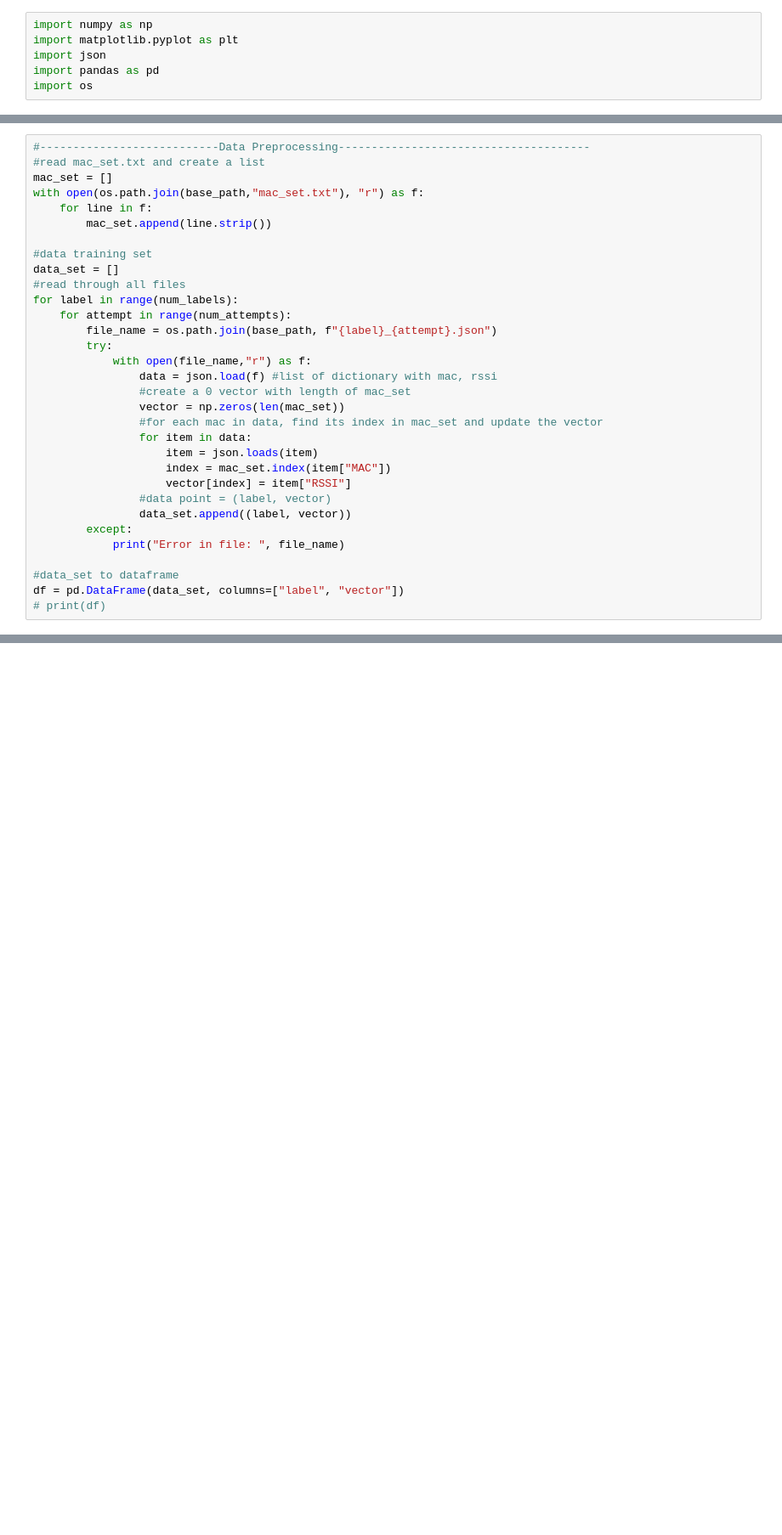
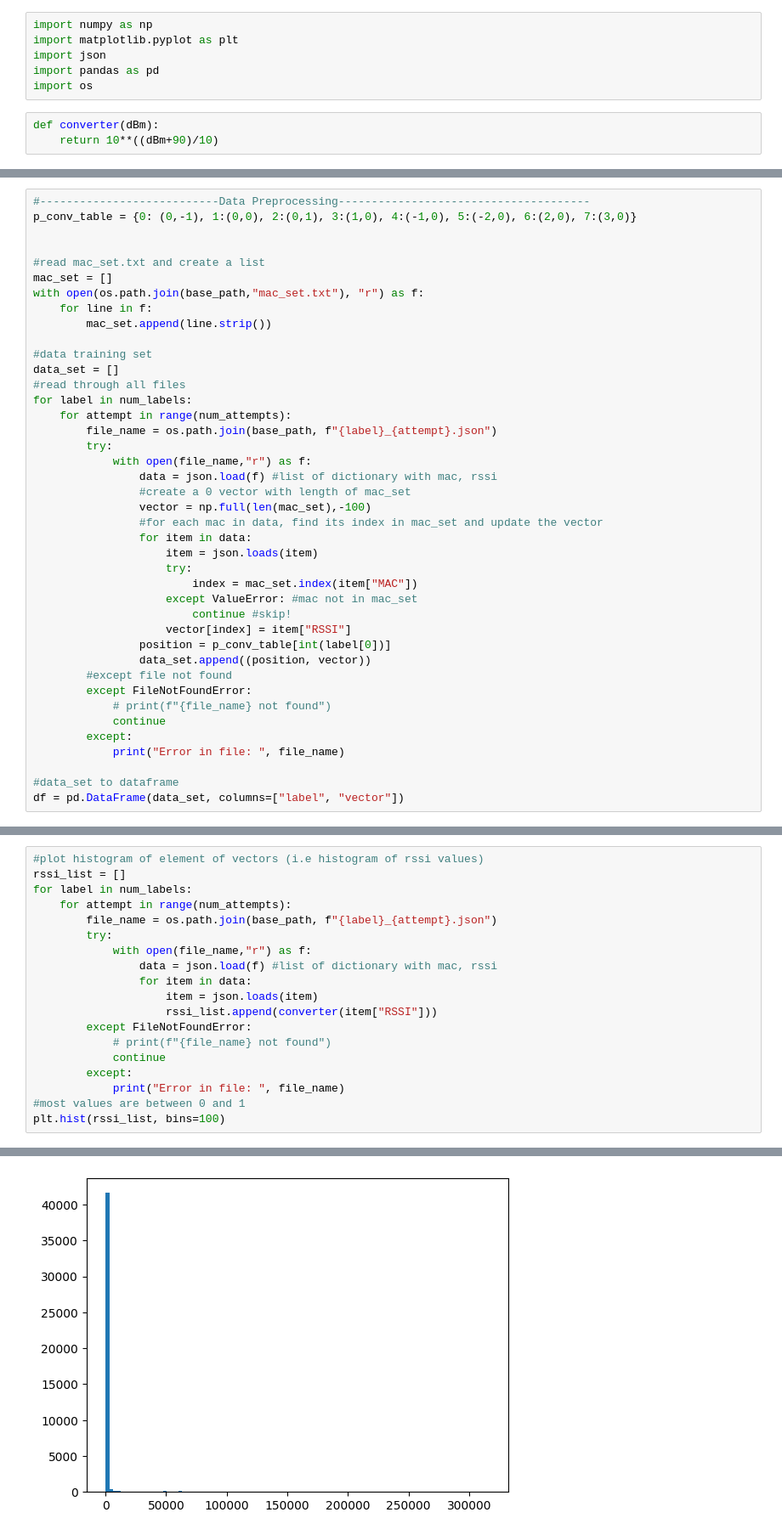
Before and after one commit to Scott5eo/WiFiLocalization, a Jupyter notebook: localizer.ipynb, the cells around one changed output, grey strips where cells are left out. Shown at 85% size. Cells and saved outputs as stored; diff of their text form; blank space fills up the shorter version.

```diff
--- a/localizer.ipynb
+++ b/localizer.ipynb
@@ -4,5 +4,8 @@ import matplotlib.pyplot as plt
 import json
 import pandas as pd
 import os
+# %%
+def converter(dBm):
+    return 10**((dBm+90)/10)
 # %%
 #---------------------------Data Analysis--------------------------------------
@@ -32,5 +50,8 @@ Number of MAC addresses:  175
 # %%
 #---------------------------Data Preprocessing--------------------------------------
+p_conv_table = {0: (0,-1), 1:(0,0), 2:(0,1), 3:(1,0), 4:(-1,0), 5:(-2,0), 6:(2,0), 7:(3,0)}
+
+
 #read mac_set.txt and create a list
 mac_set = []
 with open(os.path.join(base_path,"mac_set.txt"), "r") as f:
@@ -40,24 +61,30 @@ with open(os.path.join(base_path,"mac_set.txt"), "r") as f:
 #data training set
 data_set = []
 #read through all files
-for label in range(num_labels):
+for label in num_labels:
     for attempt in range(num_attempts):
         file_name = os.path.join(base_path, f"{label}_{attempt}.json")
         try:
             with open(file_name,"r") as f:
                 data = json.load(f) #list of dictionary with mac, rssi
                 #create a 0 vector with length of mac_set
-                vector = np.zeros(len(mac_set))
+                vector = np.full(len(mac_set),-100)
                 #for each mac in data, find its index in mac_set and update the vector
                 for item in data:
                     item = json.loads(item)
-                    index = mac_set.index(item["MAC"])
+                    try:
+                        index = mac_set.index(item["MAC"])
+                    except ValueError: #mac not in mac_set
+                        continue #skip!
                     vector[index] = item["RSSI"]
-                #data point = (label, vector)
-                data_set.append((label, vector))
+                position = p_conv_table[int(label[0])]
+                data_set.append((position, vector))
+        #except file not found
+        except FileNotFoundError:
+            # print(f"{file_name} not found")
+            continue
         except:
             print("Error in file: ", file_name)
 
 #data_set to dataframe
 df = pd.DataFrame(data_set, columns=["label", "vector"])
-# print(df)
@@ -63,0 +107,20 @@ df = pd.DataFrame(data_set, columns=["label", "vector"])
+# %%
+#plot histogram of element of vectors (i.e histogram of rssi values)
+rssi_list = []
+for label in num_labels:
+    for attempt in range(num_attempts):
+        file_name = os.path.join(base_path, f"{label}_{attempt}.json")
+        try:
+            with open(file_name,"r") as f:
+                data = json.load(f) #list of dictionary with mac, rssi
+                for item in data:
+                    item = json.loads(item)
+                    rssi_list.append(converter(item["RSSI"]))
+        except FileNotFoundError:
+            # print(f"{file_name} not found")
+            continue
+        except:
+            print("Error in file: ", file_name)
+#most values are between 0 and 1
+plt.hist(rssi_list, bins=100)
+# %% [output]
@@ -64,3 +144,4 @@ df = pd.DataFrame(data_set, columns=["label", "vector"])
+[figure, added]
 # %%
 #---------------------------Data Visualization--------------------------------------
 #vector is len(mac_set) long, which is a large dimension. So let's use auto encoder to reduce the dimension and visualize the data
```
Also changed, not shown: parts of 9 cells of this notebook, 1 other file.
